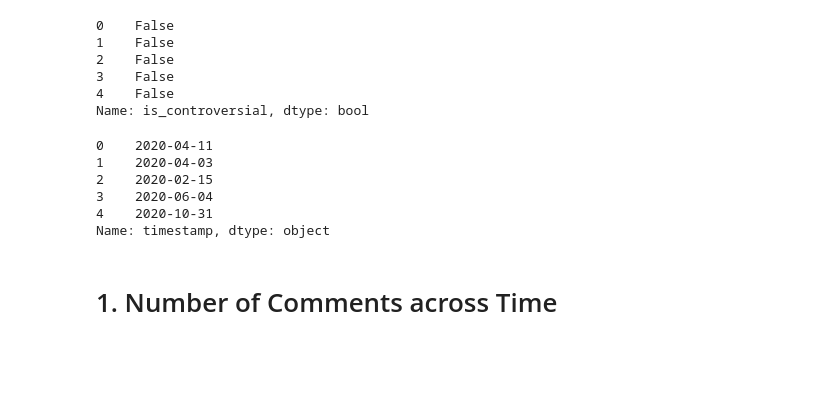
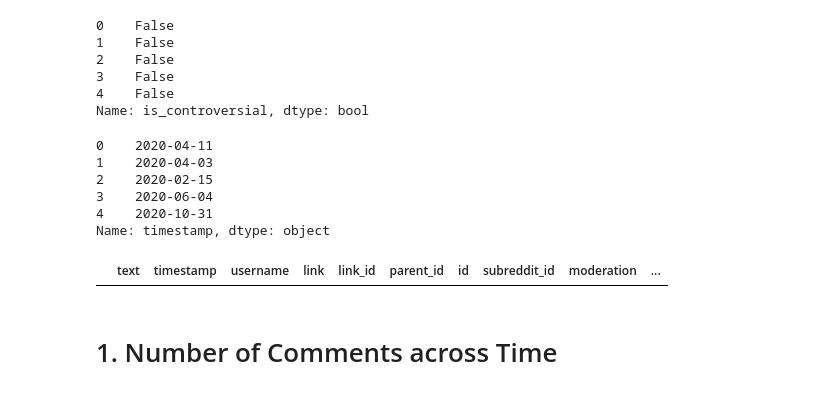
Before and after one commit to rhyden-kx/DSA4264, a Jupyter notebook: eda_2/across_time_2.ipynb, the cells around one changed output. Drawn from its saved outputs; the diff is of its cells as text; code cells hidden in the pictures; blank space fills up the shorter version.

```diff
--- a/eda_2/across_time_2.ipynb
+++ b/eda_2/across_time_2.ipynb
@@ -65,8 +54,8 @@ results_df.head()
 # %%
-results_df['moderation'] = results_df['moderation'].apply(ast.literal_eval)
+# results_df['moderation'] = results_df['moderation'].apply(ast.literal_eval)
 # %%
 # Create boolean flags for collapsed, deleted, low-score, removed, and controversial comments
-results_df['is_collapsed'] = results_df['moderation'].apply(lambda x: x.get('collapsed') == True)
-results_df['is_deleted'] = results_df['moderation'].apply(lambda x: x.get('collapsed_reason_code') == 'DELETED')
-results_df['is_controversial'] = results_df['moderation'].apply(lambda x: x.get('controversiality') == 1)
+# results_df['is_collapsed'] = results_df['moderation'].apply(lambda x: x.get('collapsed') == True)
+# results_df['is_deleted'] = results_df['moderation'].apply(lambda x: x.get('collapsed_reason_code') == 'DELETED')
+# results_df['is_controversial'] = results_df['moderation'].apply(lambda x: x.get('controversiality') == 1)
 # %%
@@ -81,7 +70,7 @@ Name: is_controversial, dtype: bool
 # %%
 # convert data to appropriate datatypes
 results_df['text'] = results_df['text'].astype(str)
-results_df['timestamp'] = pd.to_datetime(results_df['timestamp'], format='%d/%m/%Y %H:%M')
+results_df['timestamp'] = pd.to_datetime(results_df['timestamp'], format='%Y-%m-%d %H:%M:%S')
 results_df['username'] = results_df['username'].astype(str)
 results_df['link'] = results_df['link'].astype(str)
 results_df['link_id'] = results_df['link_id'].astype(str)
@@ -93,8 +82,8 @@ results_df['hateful_score'] = results_df['hateful_score'].astype('float32')
 results_df['hateful_prediction'] = results_df['hateful_prediction'].astype('int16')
 results_df['toxic_score'] = results_df['toxic_score'].astype('float32')
 results_df['toxic_prediction'] = results_df['toxic_prediction'].astype('int16')
-results_df['topic_number'] = results_df['topic_number'].astype('category')
-results_df['topic'] = results_df['topic'].astype('category')
+# results_df['topic_number'] = results_df['topic_number'].astype('category')
+# results_df['topic'] = results_df['topic'].astype('category')
 # %%
 # Group by year and month to track moderation actions over time
 results_df['year_month'] = results_df['timestamp'].dt.to_period('M')
@@ -110,6 +99,12 @@ results_df['timestamp'].head()
 3    2020-06-04
 4    2020-10-31
 Name: timestamp, dtype: object
+# %%
+results_df['is_manual_removed'] = results_df['text'].str.contains(r'\[removed\]', na=False).astype(bool)
+# %%
+results_df[results_df['is_manual_removed'] == True].head()
+# %% [output]
+|  | text | timestamp | username | link | link_id | parent_id | id | subreddit_id | moderation | ... |
 # %% [markdown]
 # 1. Number of Comments across Time
 # %%
```
Also changed, not shown: parts of 6 cells of this notebook.
